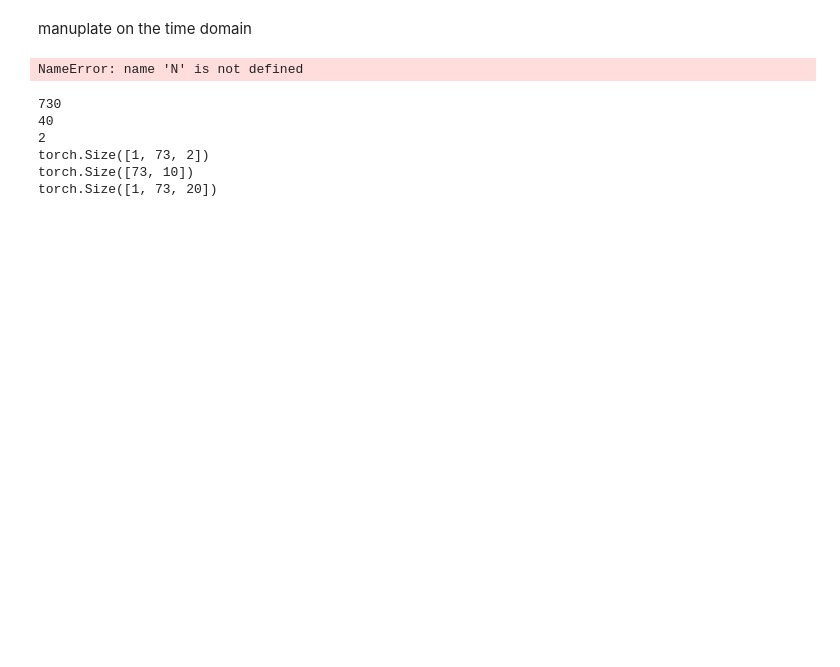
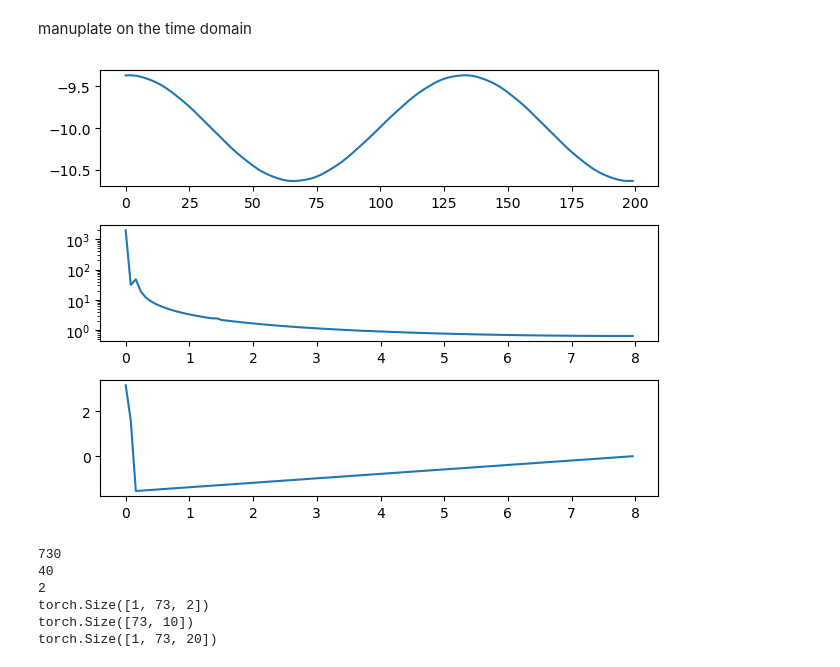
Before and after one commit to WillWang1113/Moving-Average-Diffusion, a Jupyter notebook: notebooks/test.ipynb, the cells around one changed output. Cells and saved outputs as stored; diff of their text form; code cells hidden in the pictures; blank space fills up the shorter version.

```diff
--- a/notebooks/test.ipynb
+++ b/notebooks/test.ipynb
@@ -85,25 +88,28 @@ manuplate on the time domain
 # %%
 from src.utils.filters import MovingAvgTime
 
 
-x_new = MovingAvgTime(x.reshape(1, -1, 1), N).flatten()
+x_new = MovingAvgTime(N)(x.reshape(1,-1,1))
 # x_new = np.convolve(np.concatenate([x[-N+1:],x]), np.ones(N)/N, mode='valid')
-x_freq = torch.fft.rfft(x_new)
+x_freq = torch.fft.rfft(x_new.flatten())
 freq = torch.fft.rfftfreq(len(t), 1/sample_rate)
 mag = x_freq.abs()
 phase = x_freq.angle()
 
 # mag = x_freq_new.abs()
 # phase = x_freq_new.angle()
 # # print(phase)
 # x = torch.fft.irfft(x_freq_new)
-print(x_new[N//2:-N//2])
+# print(x_new[N//2:-N//2])
 fig, axs = plt.subplots(3)
-axs[0].plot(x_new[N//2:-N//2])
-# axs[1].plot(freq, mag)
-# axs[2].plot(freq, phase)
+axs[0].plot(x_new.flatten())
+axs[1].plot(freq, mag)
+axs[1].set_yscale('log')
+# axs[1].set_xscale('log')
+axs[2].plot(freq, phase)
+fig.tight_layout()
 # %% [output]
-NameError: name 'N' is not defined
+[figure, added]
 # %%
 class FreqLinear(torch.nn.Module):
     def __init__(self, in_channels, fft_len, kernal_size) -> None:
```
Also changed, not shown: parts of 7 cells of this notebook, 12 other files.
